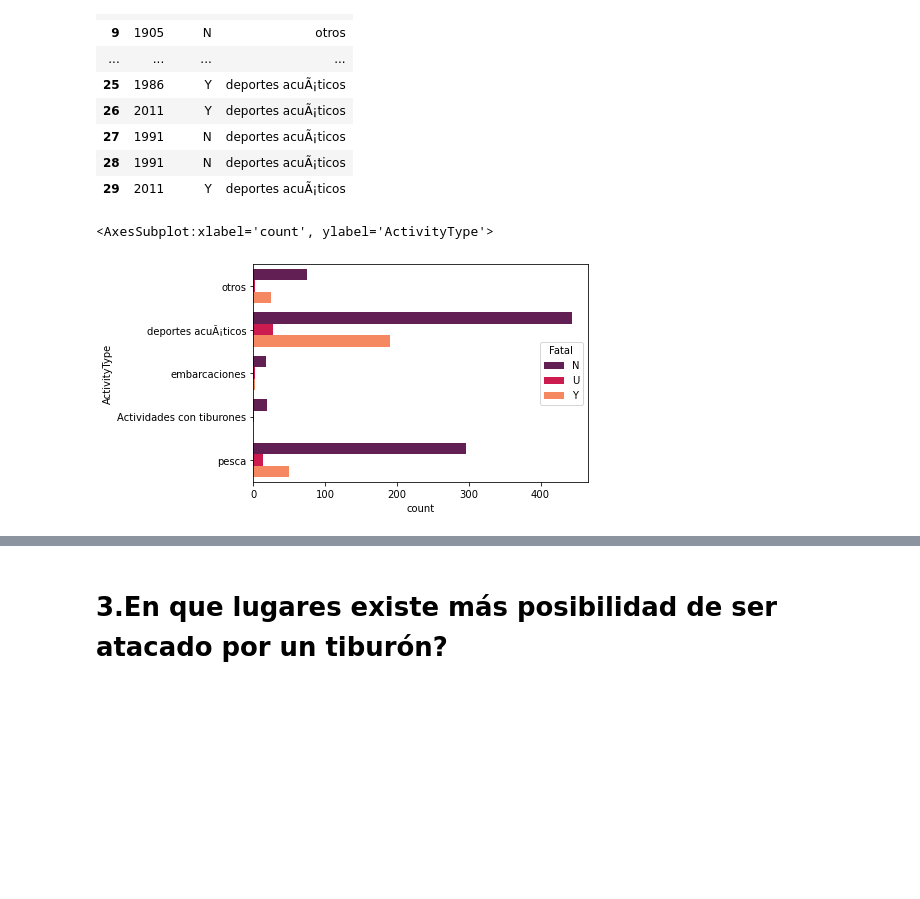
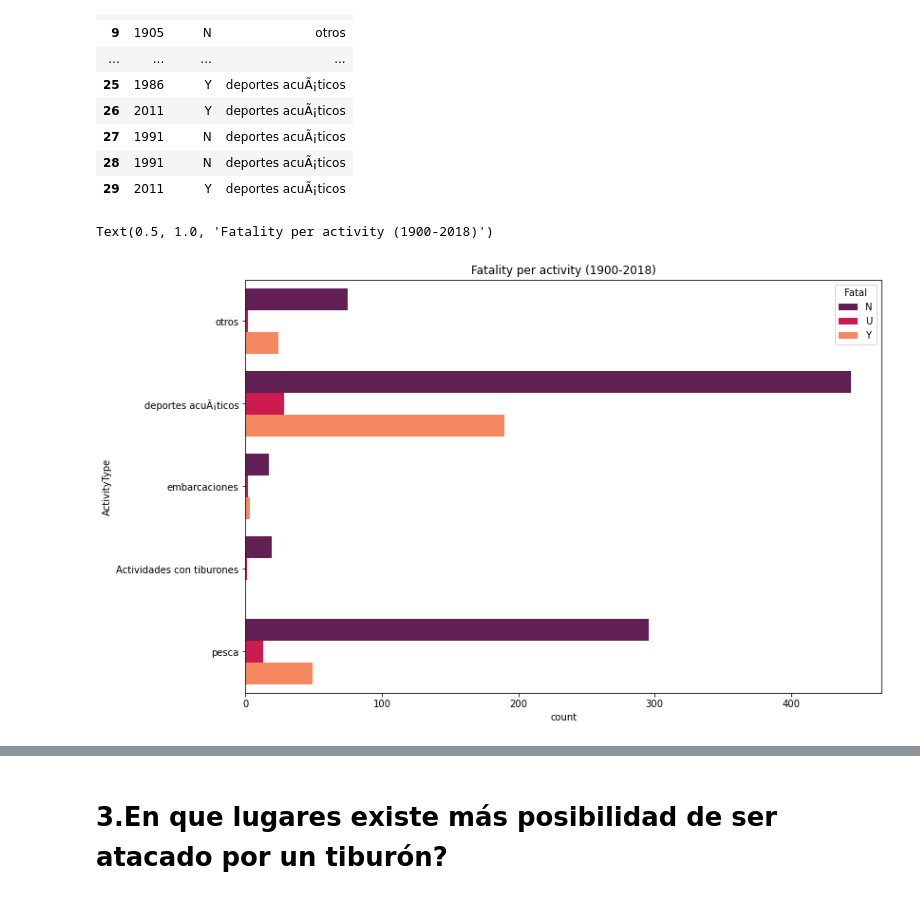
Before and after one commit to lsdl13/Proyecto, a Jupyter notebook: 3.DataVisualization.ipynb, the cells around one changed output, grey strips where cells are left out. Cells and saved outputs as stored; diff of their text form; code cells hidden in the pictures; blank space fills up the shorter version.

```diff
--- a/3.DataVisualization.ipynb
+++ b/3.DataVisualization.ipynb
@@ -104,8 +110,10 @@ df_lethal.head(30)
 | 28 | 1991 | N | deportes acuÃ¡ticos |
 | 29 | 2011 | Y | deportes acuÃ¡ticos |
 # %%
+fig, ax = plt.subplots(figsize = (12, 8))
 sns.countplot(y=df_lethal.ActivityType, hue=df_lethal.Fatal, saturation=10, palette="rocket")
+ax.set_title("Fatality per activity (1900-2018)")
 # %% [output]
-<AxesSubplot:xlabel='count', ylabel='ActivityType'>
+Text(0.5, 1.0, 'Fatality per activity (1900-2018)')
-[figure, old version]
+[figure, new version]
 # %%
```
Also changed, not shown: parts of 15 cells of this notebook, 1 other file.
